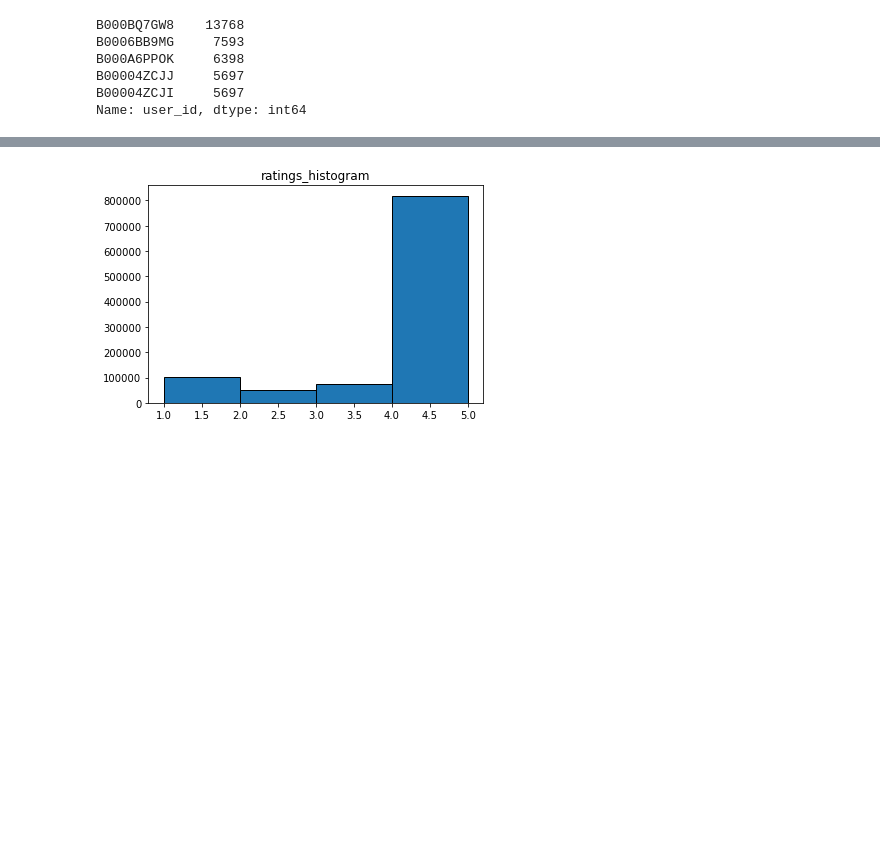
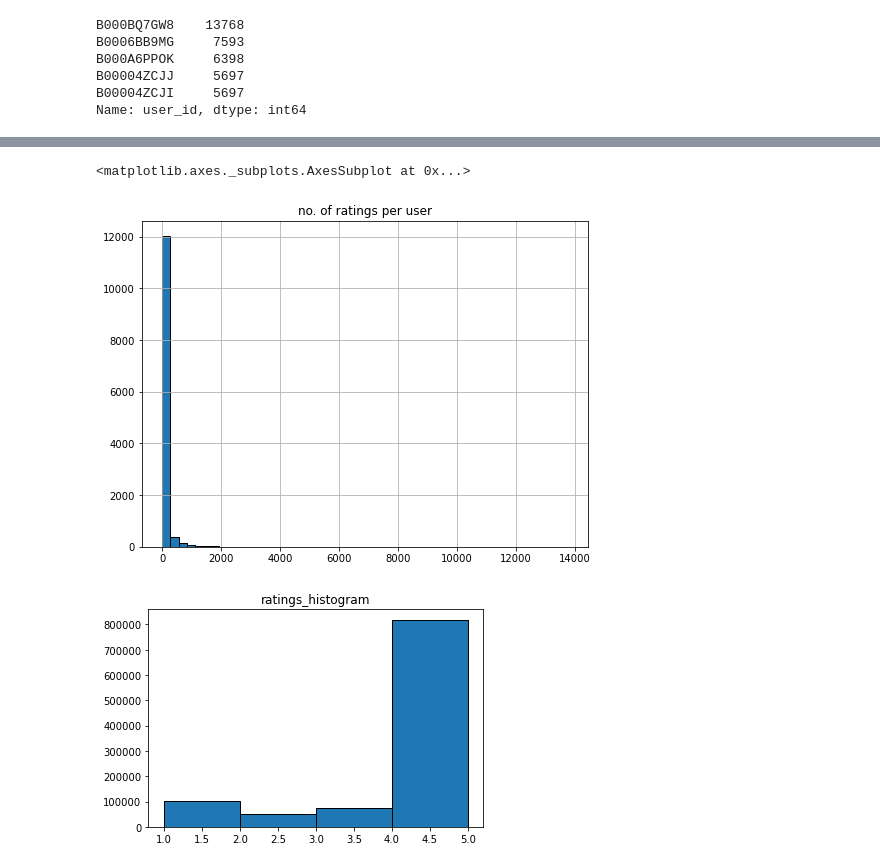
Before and after one commit to KaziLamisa/Recommender-System-with-Amazon-review-data, a Jupyter notebook: simple_recommender_system.ipynb, the cells around one changed output, grey strips where cells are left out. Cells and saved outputs as stored; diff of their text form; code cells hidden in the pictures; blank space fills up the shorter version.

```diff
--- a/simple_recommender_system.ipynb
+++ b/simple_recommender_system.ipynb
@@ -72,3 +89,6 @@ B000A6PPOK     6398
 B00004ZCJJ     5697
 B00004ZCJI     5697
 Name: user_id, dtype: int64
+# %%
+users=pd.DataFrame(df.groupby('user_id')['ratings'].count())
+users.head()
@@ -75 +103,9 @@ Name: user_id, dtype: int64
+# %%
+plt.figure(figsize=(8,6))
+plt.rcParams['patch.force_edgecolor'] = True
+plt.title('no. of ratings per user')
+users['ratings'].hist(bins=50)
+# %% [output]
+<matplotlib.axes._subplots.AxesSubplot at 0x...>
+[figure, added]
 # %%
```
Also changed, not shown: parts of 23 cells of this notebook.
